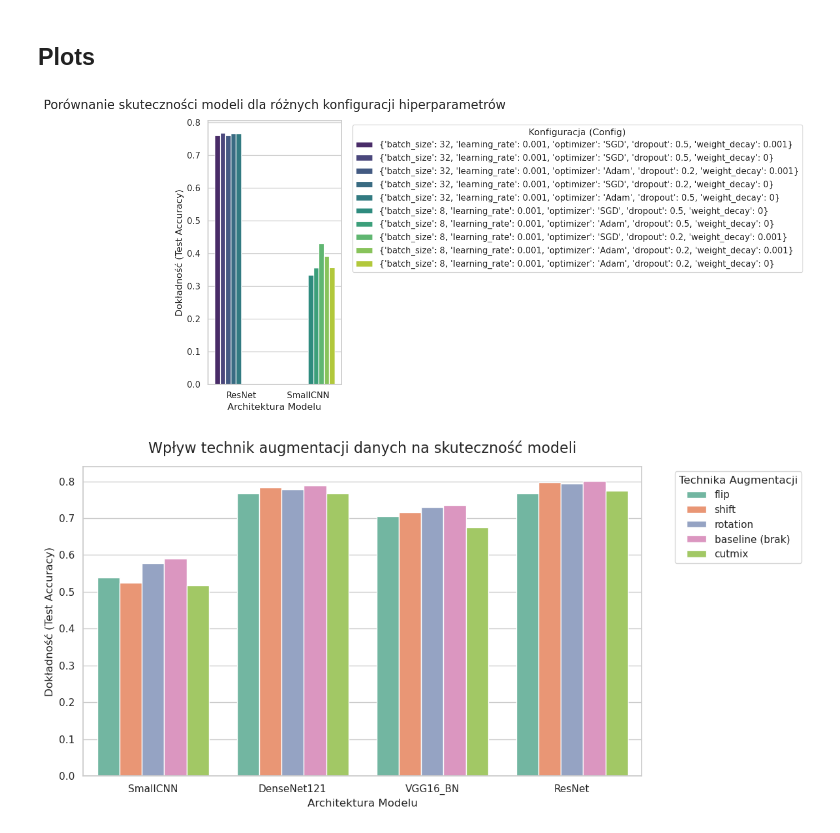
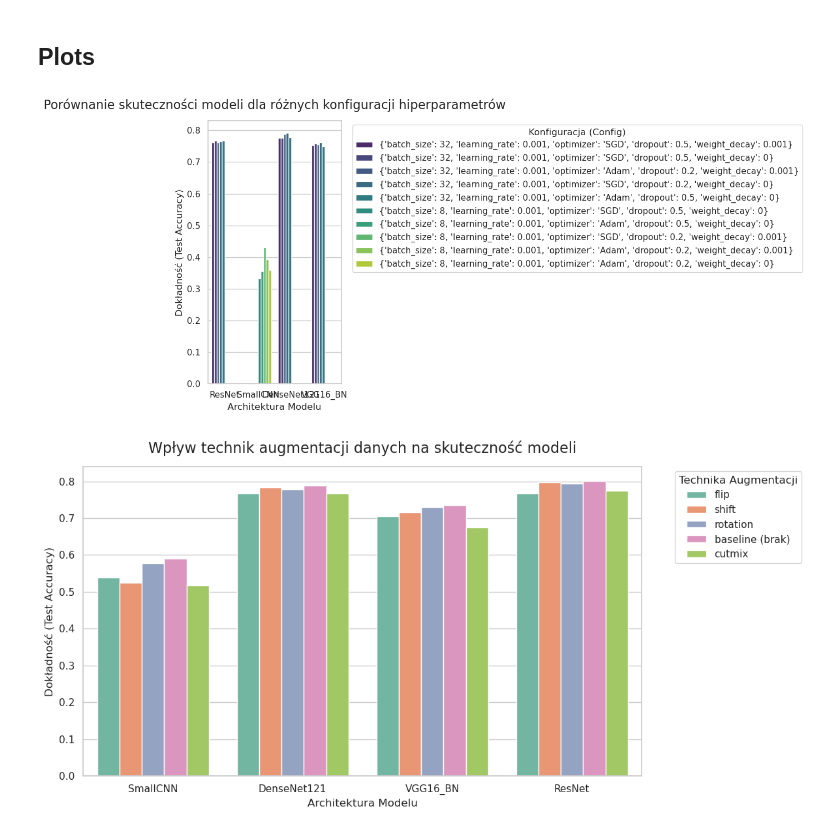
Before and after one commit to IgorLechoszest/DL-Image-Recognition, a Jupyter notebook: src/main.ipynb, the cells around one changed output. Drawn from its saved outputs; the diff is of its cells as text; code cells hidden in the pictures.

```diff
--- a/src/main.ipynb
+++ b/src/main.ipynb
@@ -187,25 +157,0 @@ df.to_csv("tenth_of_database_results.csv", index=False)
-# %%
-results = []
-
-for model in models:
-    for i, config in enumerate(experiment_grid_small[model]):
-        print(f"Configuration number {i+1}, model: {model} config params: {config}")
-
-        if model == "DenseNet121" or model == "VGG16_BN":
-            epoch_number = 20
-        else:
-            break
-
-        score = run_experiment(model, config, epoch_number=epoch_number, train_size=9000, test_size=9000)
-        d = {
-            "model": model,
-            "config": config}
-        results.append({
-            **d, **score
-        })
-
-df = pd.DataFrame(results)
-df.to_csv("experiment_results_29.03.2026.csv", index=False)
-
-results = pd.concat([pd.read_csv("experiment_results_29.03.2026.csv"), pd.read_csv("experiment_results_24.03.2026.csv")])
-results.to_csv("whole_database_results.csv", index=False)
@@ -446,8 +381,7 @@ Ranking for model: SmallCNN
 4     0.674878
 # %%
 # laoding saved experiments results
-#configs = pd.read_csv("whole_database_results.csv")
-configs_results = pd.read_csv("experiment_results_24.03.2026.csv")
+configs_results = pd.read_csv("whole_database_results.csv")
 augmentation_results = pd.read_csv("wyniki_augmentacji.csv")
 fewshot_results = pd.read_csv("fewshot_results.csv")
 small_data_results = pd.read_csv("tenth_of_database_results.csv")
@@ -456,35 +390,35 @@ small_data_results = pd.read_csv("tenth_of_database_results.csv")
 # %%
 # Ustawiamy globalny, profesjonalny styl dla wszystkich wykresów
 sns.set_theme(style="whitegrid", palette="muted")
 
 # =====================================================================
 # WYKRES 1: Porównanie konfiguracji (Hiperparametry)
 # =====================================================================
 def plot_configs(df):
     plt.figure(figsize=(12, 6))
 
     # Tworzymy wykres słupkowy. Użyjemy ostatecznego 'accuracy' (testowego) z ramki.
     ax = sns.barplot(
         data=df,
         x="model",
-        y="accuracy",
+        y="test_accuracy",
         hue="config",
         palette="viridis"
     )
 
     plt.title("Porównanie skuteczności modeli dla różnych konfiguracji hiperparametrów", fontsize=16, pad=15)
     plt.xlabel("Architektura Modelu", fontsize=12)
     plt.ylabel("Dokładność (Test Accuracy)", fontsize=12)
 
     # Wyrzucamy legendę poza wykres
     plt.legend(title="Konfiguracja (Config)", bbox_to_anchor=(1.05, 1), loc='upper left')
     plt.tight_layout()
     plt.savefig("figures/wykres_1_konfiguracje.png", dpi=300)
     plt.show()
 
 plot_configs(configs_results)
 # %% [output]
-[figure, old version]
+[figure, new version]
 # %%
 # =====================================================================
 # WYKRES 2: Wpływ technik augmentacji
```
Also changed, not shown: parts of 7 cells of this notebook, 10 other files.
